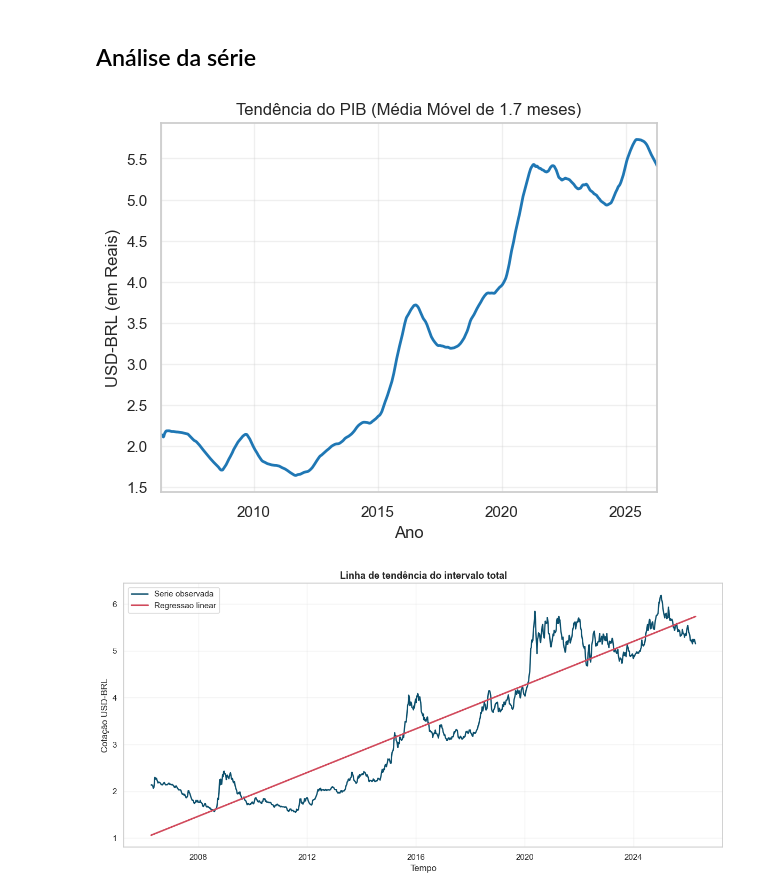
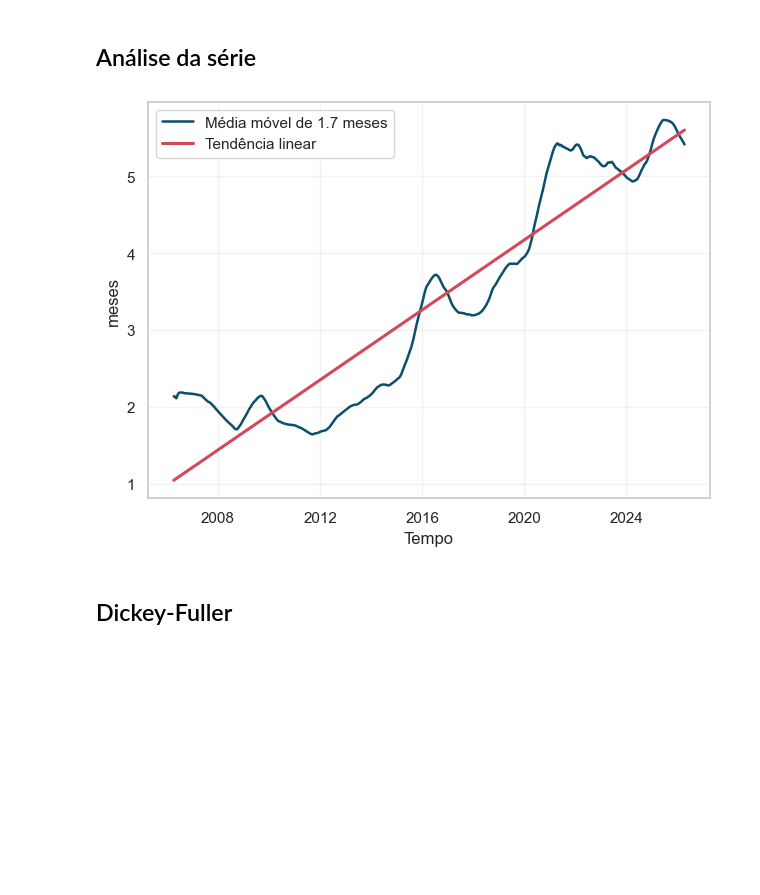
Before and after one commit to lfaoliveira/TRAB_SERIES_TEMP, a Jupyter notebook: main.ipynb, the cells around one changed output. Drawn from its saved outputs; the diff is of its cells as text; code cells hidden in the pictures; blank space fills up the shorter version.

```diff
--- a/main.ipynb
+++ b/main.ipynb
@@ -151,7 +139,9 @@ def agregacao_semanal(df: pd.DataFrame) -> pd.DataFrame:
     df_week = df.copy()
 
     if "Date" in df_week.columns:
-        df_week["Date"] = pd.to_datetime(df_week["Date"], errors="coerce", dayfirst=True)
+        df_week["Date"] = pd.to_datetime(
+            df_week["Date"], errors="coerce", dayfirst=True
+        )
         df_week = df_week.dropna(subset=["Date"]).set_index("Date")
 
     if not isinstance(df_week.index, pd.DatetimeIndex):
@@ -165,7 +155,9 @@ def agregacao_semanal(df: pd.DataFrame) -> pd.DataFrame:
     weekly = df_week.resample("W").mean(numeric_only=True)
 
     # Mantem um indice semanal regular entre min e max
-    weekly_index = pd.date_range(start=weekly.index.min(), end=weekly.index.max(), freq="W")
+    weekly_index = pd.date_range(
+        start=weekly.index.min(), end=weekly.index.max(), freq="W"
+    )
     weekly = weekly.reindex(weekly_index)
     weekly.index.name = "Date"
 
@@ -441,16 +443,14 @@ PLOTANDO TABELA DE RESUMO ESTATISTICO
 ## Análise da série
 # %%
 from pandas import PeriodIndex
-import pandas as pd
-from matplotlib.figure import Figure
 import pandas as pd
 from sklearn.linear_model import LinearRegression
 import numpy as np
 
 def calc_stats(df):
-    window = int(360/7) #indice esta em dias, logo isso da 1 ano
-    tend = pd.Series(list(df.rolling(window)))
-    tend = dolar_df.iloc[:, 0].astype(float).rolling(window=window, min_periods=1).mean()
+    window = int(360/7) #indice esta em dias, logo isso da 1/7 ano
+    # pd.Series(list(df.rolling(window)))
+    tend = df.iloc[:, 0].astype(float).rolling(window=window, min_periods=1).mean()
 
     period_idx: PeriodIndex = PeriodIndex(dolar_df.index, freq="D")
     tend.index = period_idx.to_timestamp()
@@ -462,15 +462,33 @@ def calc_stats(df):
         window = window//360
         label = "anos"
 
-    ax = tend.plot(
-        kind="line",
-        color="tab:blue",
-        linewidth=2,
-        title=f"Tendência do PIB (Média Móvel de {window} {label})",
-    )
+    fig, ax = plt.subplots(1,1)
     ax.set_xlabel("Ano")
     ax.set_ylabel("USD-BRL (em Reais)")
     ax.grid(True, alpha=0.3)
+
+    x = tend.index.map(pd.Timestamp.toordinal).to_numpy(dtype=float).reshape(-1, 1)
+    y = tend.to_numpy(dtype=float)
+
+    model = LinearRegression()
+    model.fit(x, y)
+
+    y_pred = model.predict(x)
+
+    sns.lineplot(x=tend.index, y=tend, ax=ax, label=f"Média móvel de {window} {label}", color="#0B4F6C", linewidth=1.8)
+    sns.lineplot(x=tend.index, y=y_pred, ax=ax, label="Tendência linear", color="#D1495B", linewidth=2.2)
+
+    sns.set_theme(style="whitegrid")
+
+    ax.set_xlabel("Tempo")
+    ax.set_ylabel(label)
+    ax.grid(True, alpha=0.25)
+    ax.legend(loc="best")
+
+    plt.tight_layout()
+    plt.show()
+    plt.close(fig)
+
 
 def plot_regressao_linear_intervalo_total(
     df: pd.DataFrame,
@@ -497,38 +515,39 @@ def plot_regressao_linear_intervalo_total(
     y_pred = model.predict(x)
 
     sns.set_theme(style="whitegrid")
     fig, ax = plt.subplots(figsize=(12, 6))
     sns.lineplot(x=series.index, y=y, ax=ax, label="Serie observada", color="#0B4F6C", linewidth=1.8)
     sns.lineplot(x=series.index, y=y_pred, ax=ax, label="Regressao linear", color="#D1495B", linewidth=2.2)
 
     ax.set_title("Linha de tendência do intervalo total", fontsize=13, fontweight="bold")
     ax.set_xlabel("Tempo")
     ax.set_ylabel(value_col)
     ax.grid(True, alpha=0.25)
     ax.legend(loc="best")
 
     plt.tight_layout()
     plt.show()
+    plt.close(fig)
 
     return model
 
 dolar_df: pd.DataFrame = dataset
-# print(dolar_df)
 
 # dolar_index: PeriodIndex = PeriodIndex(dolar_df.index, freq="")
 # print(dolar_index)
 
 dolar_series: pd.Series = pd.Series(list(dolar_df.values))
 
-def sazon(df):
-    pass
+def sazon(df: pd.DataFrame) -> None:
+    _ = df
 
-def estacionaria(df):
-    pass
+def estacionaria(df: pd.DataFrame) -> None:
+    _ = df
 
 
 calc_stats(dolar_df)
-tendencia = plot_regressao_linear_intervalo_total(dataset)
+# tendencia = plot_regressao_linear_intervalo_total(dataset)
 # %% [output]
-[figure, old version]
+[figure, new version]
-[figure, removed]
+# %% [markdown]
+## Dickey-Fuller
```
Also changed, not shown: parts of 4 cells of this notebook.
